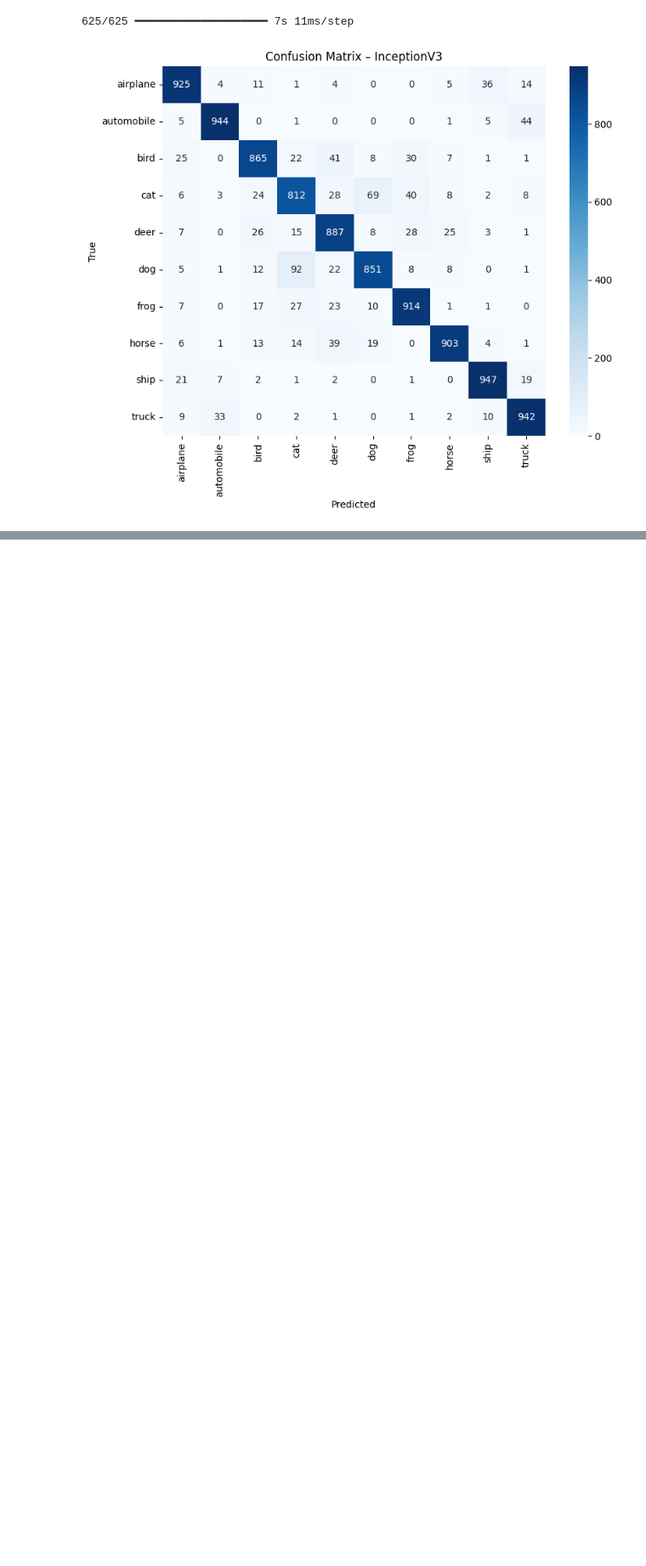
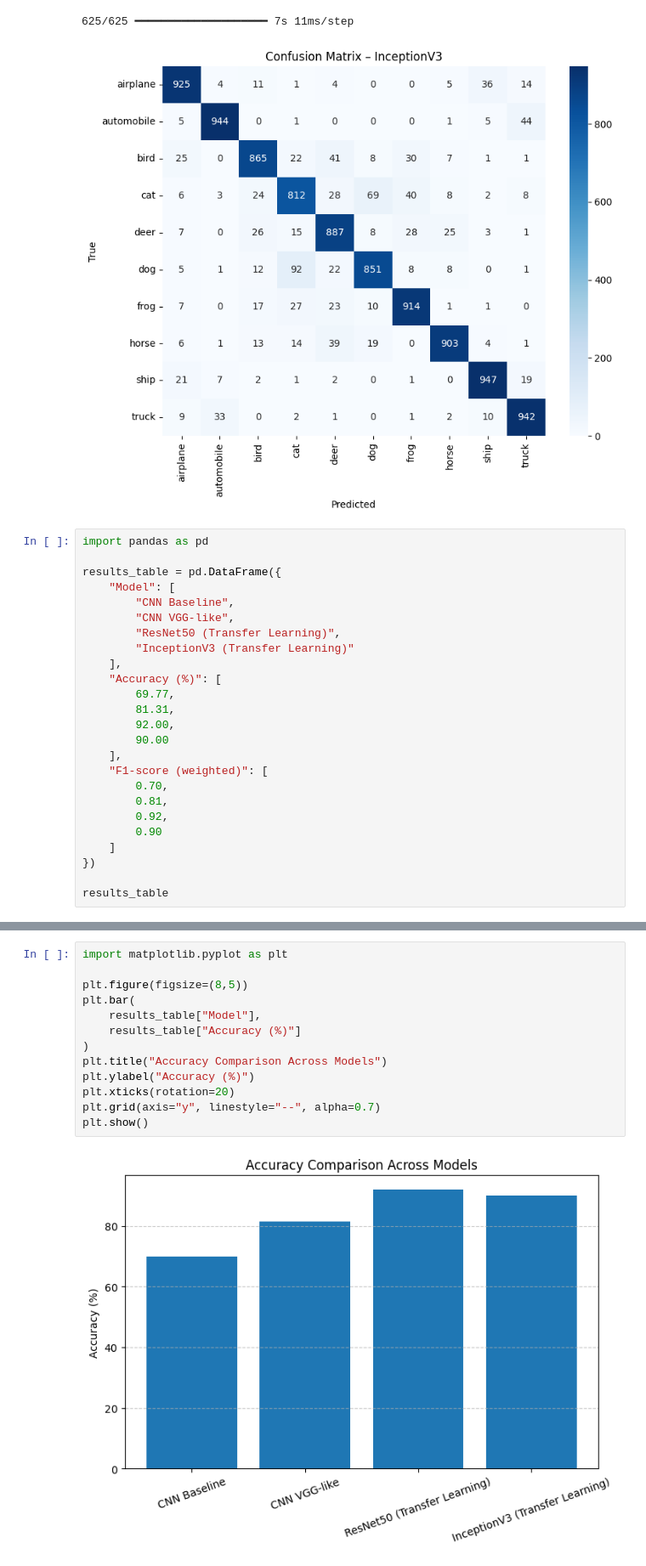
Before and after one commit to HelenaGomezV/project-deep-learning-image-classification-with-cnn-and-transfer-learning, a Jupyter notebook: image_clasification_inception.ipynb, the cells around one changed output, grey strips where cells are left out. Shown: that part at 85% size. Drawn from its saved outputs; the diff is of its cells as text; blank space fills up the shorter version.

```diff
--- a/image_clasification_inception.ipynb
+++ b/image_clasification_inception.ipynb
@@ -714,3 +714,28 @@ plot_confusion(
  10/625 ━━━━━━━━━━━━━━━━━━━━ 7s 12ms/step
 625/625 ━━━━━━━━━━━━━━━━━━━━ 7s 11ms/step
 [figure]
+# %%
+import pandas as pd
+
+results_table = pd.DataFrame({
+    "Model": [
+        "CNN Baseline",
+        "CNN VGG-like",
+        "ResNet50 (Transfer Learning)",
+        "InceptionV3 (Transfer Learning)"
+    ],
+    "Accuracy (%)": [
+        69.77,
+        81.31,
+        92.00,
+        90.00
+    ],
+    "F1-score (weighted)": [
+        0.70,
+        0.81,
+        0.92,
+        0.90
+    ]
+})
+
+results_table
@@ -716,0 +748,15 @@ plot_confusion(
+# %%
+import matplotlib.pyplot as plt
+
+plt.figure(figsize=(8,5))
+plt.bar(
+    results_table["Model"],
+    results_table["Accuracy (%)"]
+)
+plt.title("Accuracy Comparison Across Models")
+plt.ylabel("Accuracy (%)")
+plt.xticks(rotation=20)
+plt.grid(axis="y", linestyle="--", alpha=0.7)
+plt.show()
+# %% [output]
+[figure, added]
```
Also changed, not shown: parts of 2 cells of this notebook.
